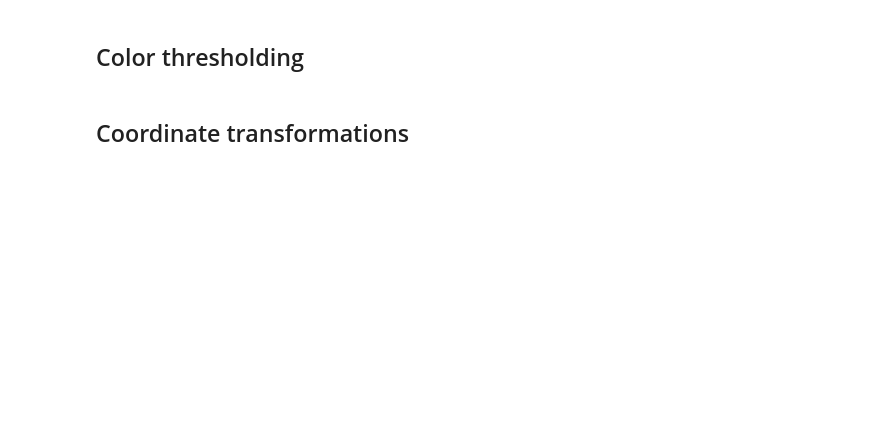
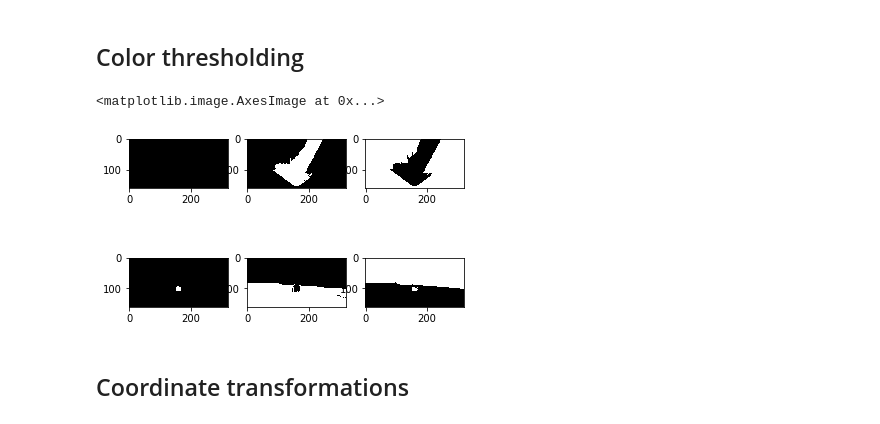
Before and after one commit to LuLi0077/Robotics, a Jupyter notebook: Rover/Rover_test.ipynb, the cells around one changed output. Drawn from its saved outputs; the diff is of its cells as text; code cells hidden in the pictures; blank space fills up the shorter version.

```diff
--- a/Rover/Rover_test.ipynb
+++ b/Rover/Rover_test.ipynb
@@ -139,36 +137,47 @@ plt.imshow(warped_rock)
 # %%
 # Identify pixels above the threshold
 def color_thresh(img):
     # Convert color space from RGB to HSV
-    img_hsv=cv2.cvtColor(img, cv2.COLOR_RGB2HSV)
-    # Create an array of zeros same xy size as img, but single channel
-    color_select = np.zeros_like(img[:,:,0])
+    #img_hsv=cv2.cvtColor(img, cv2.COLOR_RGB2HSV)
 
     # ground pixel mask
-    lower_red = np.array([160,160,160])
-    upper_red = np.array([255,255,255])
-    mask0 = cv2.inRange(img, lower_red, upper_red)
+    lower_gr = np.array([160,160,160])
+    upper_gr = np.array([255,255,255])
+
+    # obstacles pixel mask
+    lower_obs = np.array([0,0,0])
+    upper_obs = np.array([160,160,160])
 
     # yellow mask
-    lower_red = np.array([20,100,100])
-    upper_red = np.array([30,255,255])
-    mask1 = cv2.inRange(img_hsv, lower_red, upper_red)
-
-    # join masks
-    mask = mask0+mask1
+    #lower_yellow = np.array([20,100,100])
+    #upper_yellow = np.array([30,255,255])
+    lower_yellow = np.array([100, 100, 0])
+    upper_yellow = np.array([180, 180, 40])
 
     # set mask to 1 and 0 everywhere else
-    color_select[np.where(mask>0)] = 1
-    return color_select
+    rock = cv2.inRange(img, lower_yellow, upper_yellow)
+    ground = cv2.inRange(img, lower_gr, upper_gr)
+    obstacles = cv2.inRange(img, lower_obs, upper_obs)
+    return rock, ground, obstacles
 
-threshed_grid = color_thresh(warped_grid)
-threshed_rock = color_thresh(rock_img)
+rock, ground, obstacles = color_thresh(warped_grid)
+plt.subplot(231)
+plt.imshow(rock, cmap='gray')
+plt.subplot(232)
+plt.imshow(ground, cmap='gray')
+plt.subplot(233)
+plt.imshow(obstacles, cmap='gray')
 
-fig = plt.figure(figsize=(12,3))
-plt.subplot(121)
-plt.imshow(threshed_grid, cmap='gray')
-plt.subplot(122)
-plt.imshow(threshed_rock, cmap='gray')
+rock, ground, obstacles = color_thresh(rock_img)
+plt.subplot(234)
+plt.imshow(rock, cmap='gray')
+plt.subplot(235)
+plt.imshow(ground, cmap='gray')
+plt.subplot(236)
+plt.imshow(obstacles, cmap='gray')
+# %% [output]
+<matplotlib.image.AxesImage at 0x...>
+[figure, added]
 # %% [markdown]
 ## Coordinate transformations
 # %%
```
Also changed, not shown: parts of 16 cells of this notebook, 4 other files.
